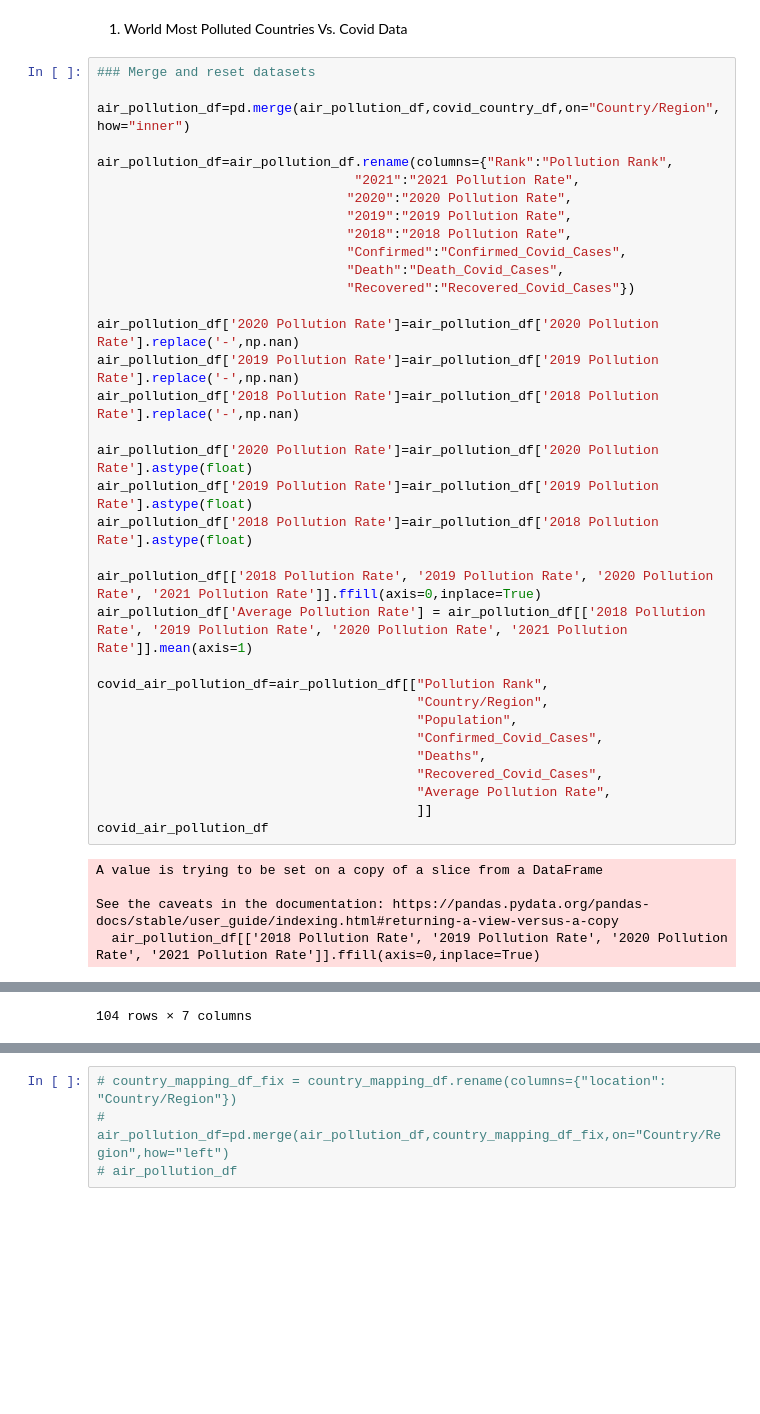
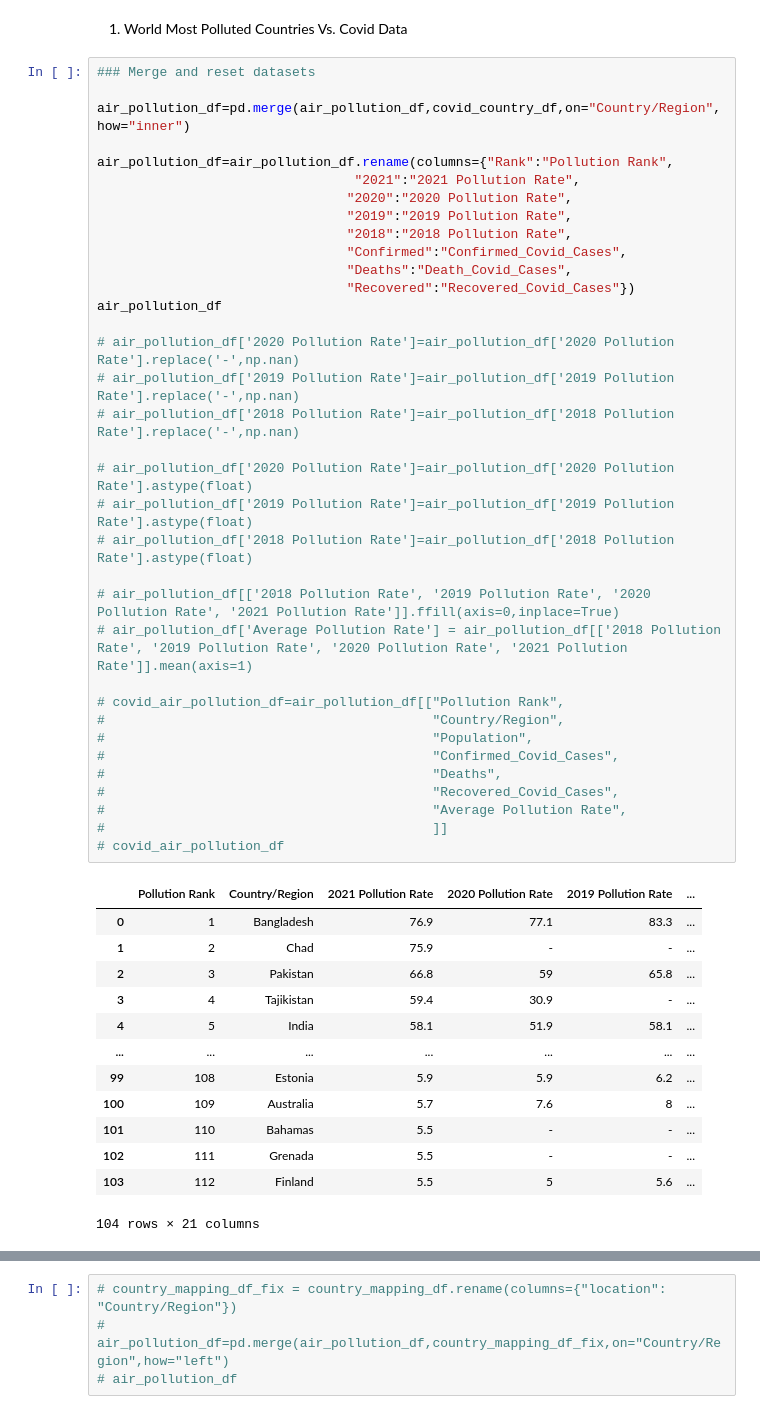
Before and after one commit to NysB/Project_1_Group_3, a Jupyter notebook: factors_covid.ipynb, the cells around one changed output, grey strips where cells are left out. Cells and saved outputs as stored; diff of their text form; blank space fills up the shorter version.

```diff
--- a/factors_covid.ipynb
+++ b/factors_covid.ipynb
@@ -382,39 +382,49 @@ Factor 4: Impact of Air Pollution Rate on the spread of Covid-19 (Xing Ying Chen
 # %%
 ### Merge and reset datasets
 
 air_pollution_df=pd.merge(air_pollution_df,covid_country_df,on="Country/Region",how="inner")
 
 air_pollution_df=air_pollution_df.rename(columns={"Rank":"Pollution Rank",
                                  "2021":"2021 Pollution Rate",
                                 "2020":"2020 Pollution Rate",
                                 "2019":"2019 Pollution Rate",
                                 "2018":"2018 Pollution Rate",
                                 "Confirmed":"Confirmed_Covid_Cases",
-                                "Death":"Death_Covid_Cases",
+                                "Deaths":"Death_Covid_Cases",
                                 "Recovered":"Recovered_Covid_Cases"})
+air_pollution_df
 
-air_pollution_df['2020 Pollution Rate']=air_pollution_df['2020 Pollution Rate'].replace('-',np.nan)
-air_pollution_df['2019 Pollution Rate']=air_pollution_df['2019 Pollution Rate'].replace('-',np.nan)
-air_pollution_df['2018 Pollution Rate']=air_pollution_df['2018 Pollution Rate'].replace('-',np.nan)
+# air_pollution_df['2020 Pollution Rate']=air_pollution_df['2020 Pollution Rate'].replace('-',np.nan)
+# air_pollution_df['2019 Pollution Rate']=air_pollution_df['2019 Pollution Rate'].replace('-',np.nan)
+# air_pollution_df['2018 Pollution Rate']=air_pollution_df['2018 Pollution Rate'].replace('-',np.nan)
 
-air_pollution_df['2020 Pollution Rate']=air_pollution_df['2020 Pollution Rate'].astype(float)
-air_pollution_df['2019 Pollution Rate']=air_pollution_df['2019 Pollution Rate'].astype(float)
-air_pollution_df['2018 Pollution Rate']=air_pollution_df['2018 Pollution Rate'].astype(float)
+# air_pollution_df['2020 Pollution Rate']=air_pollution_df['2020 Pollution Rate'].astype(float)
+# air_pollution_df['2019 Pollution Rate']=air_pollution_df['2019 Pollution Rate'].astype(float)
+# air_pollution_df['2018 Pollution Rate']=air_pollution_df['2018 Pollution Rate'].astype(float)
 
-air_pollution_df[['2018 Pollution Rate', '2019 Pollution Rate', '2020 Pollution Rate', '2021 Pollution Rate']].ffill(axis=0,inplace=True)
-air_pollution_df['Average Pollution Rate'] = air_pollution_df[['2018 Pollution Rate', '2019 Pollution Rate', '2020 Pollution Rate', '2021 Pollution Rate']].mean(axis=1)
+# air_pollution_df[['2018 Pollution Rate', '2019 Pollution Rate', '2020 Pollution Rate', '2021 Pollution Rate']].ffill(axis=0,inplace=True)
+# air_pollution_df['Average Pollution Rate'] = air_pollution_df[['2018 Pollution Rate', '2019 Pollution Rate', '2020 Pollution Rate', '2021 Pollution Rate']].mean(axis=1)
 
-covid_air_pollution_df=air_pollution_df[["Pollution Rank",
-                                         "Country/Region",
-                                         "Population",
-                                         "Confirmed_Covid_Cases",
-                                         "Deaths",
-                                         "Recovered_Covid_Cases",
-                                         "Average Pollution Rate",
-                                         ]]
-covid_air_pollution_df
+# covid_air_pollution_df=air_pollution_df[["Pollution Rank",
+#                                          "Country/Region",
+#                                          "Population",
+#                                          "Confirmed_Covid_Cases",
+#                                          "Deaths",
+#                                          "Recovered_Covid_Cases",
+#                                          "Average Pollution Rate",
+#                                          ]]
+# covid_air_pollution_df
 # %% [output]
+|  | Pollution Rank | Country/Region | 2021 Pollution Rate | 2020 Pollution Rate | 2019 Pollution Rate | ... |
+| 0 | 1 | Bangladesh | 76.9 | 77.1 | 83.3 | ... |
+| 1 | 2 | Chad | 75.9 | - | - | ... |
+| 2 | 3 | Pakistan | 66.8 | 59 | 65.8 | ... |
+| 3 | 4 | Tajikistan | 59.4 | 30.9 | - | ... |
+| 4 | 5 | India | 58.1 | 51.9 | 58.1 | ... |
+| ... | ... | ... | ... | ... | ... | ... |
+| 99 | 108 | Estonia | 5.9 | 5.9 | 6.2 | ... |
+| 100 | 109 | Australia | 5.7 | 7.6 | 8 | ... |
+| 101 | 110 | Bahamas | 5.5 | - | - | ... |
+| 102 | 111 | Grenada | 5.5 | - | - | ... |
+| 103 | 112 | Finland | 5.5 | 5 | 5.6 | ... |
-A value is trying to be set on a copy of a slice from a DataFrame
-
-See the caveats in the documentation: https://pandas.pydata.org/pandas-docs/stable/user_guide/indexing.html#returning-a-view-versus-a-copy
-  air_pollution_df[['2018 Pollution Rate', '2019 Pollution Rate', '2020 Pollution Rate', '2021 Pollution Rate']].ffill(axis=0,inplace=True)
+104 rows × 21 columns
@@ -433 +430,0 @@ See the caveats in the documentation: https://pandas.pydata.org/pandas-docs/stab
-104 rows × 7 columns
```
Also changed, not shown: parts of 6 cells of this notebook.
